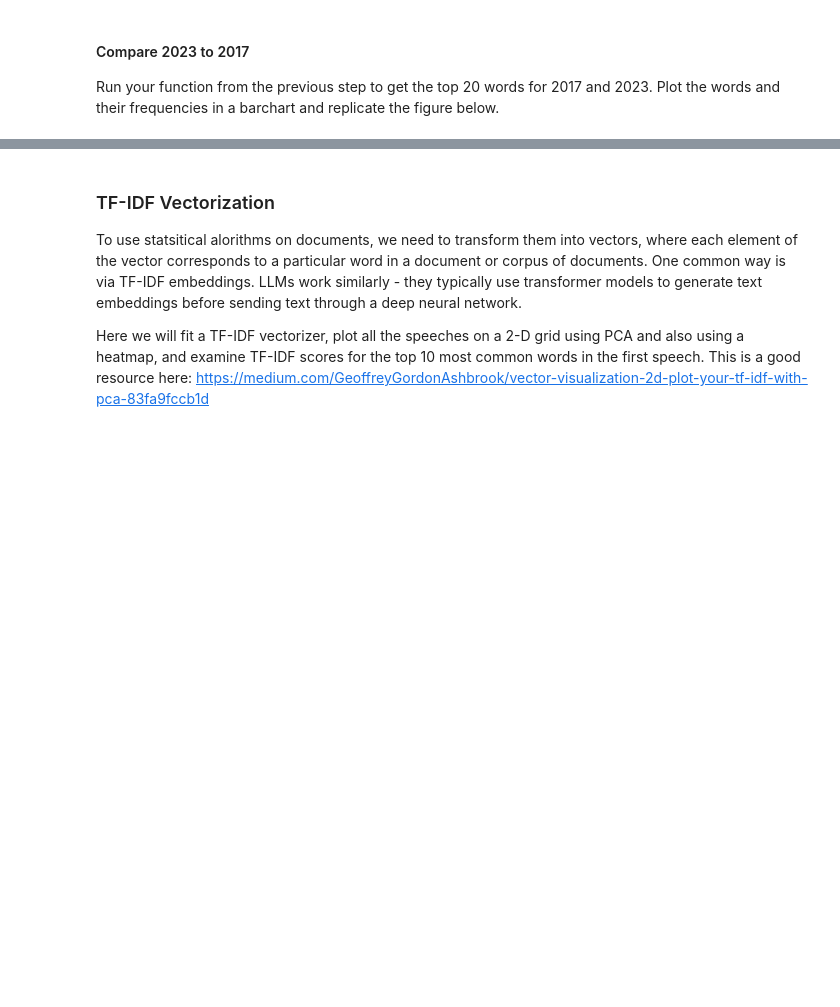
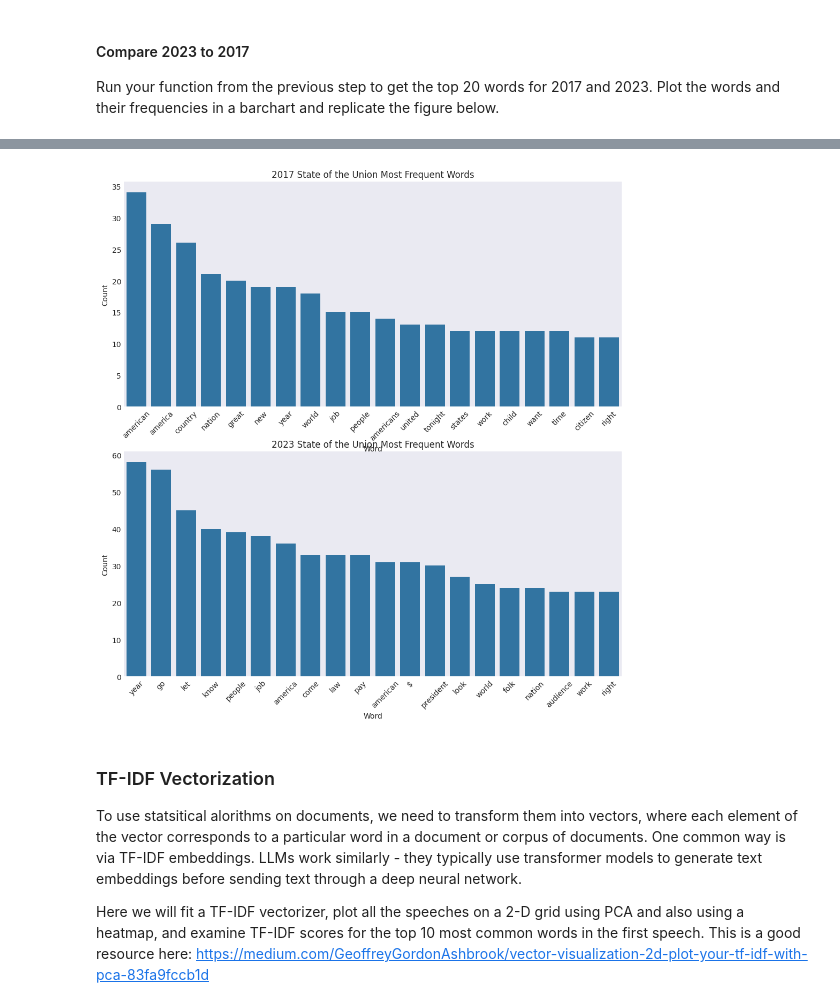
Before and after one commit to UCB-stat-159-f25/proj02-group14, a Jupyter notebook: proj02-nlp.ipynb, the cells around one changed output, grey strips where cells are left out. Cells and saved outputs as stored; diff of their text form; code cells hidden in the pictures; blank space fills up the shorter version.

```diff
--- a/proj02-nlp.ipynb
+++ b/proj02-nlp.ipynb
@@ -257,5 +418,31 @@ df_2023 = ...
 # %%
 # Hint - use seaborn, subplots, and rotate tick labels
+fig, axes = plt.subplots(nrows=2, figsize=(12, 12))
+
+# 2017
+sns.barplot(
+    x=df_2017.index,
+    y=df_2017["Count"],
+    ax=axes[0]
+)
+axes[0].set_title("2017 State of the Union Most Frequent Words")
+axes[0].set_xlabel("Word")
+axes[0].set_ylabel("Count")
+axes[0].tick_params(axis="x", rotation=45)
+
+
+# 2023
+sns.barplot(
+    x=df_2023.index,
+    y=df_2023["Count"],
+    ax=axes[1]
+)
+axes[1].set_title("2023 State of the Union Most Frequent Words")
+axes[1].set_xlabel("Word")
+axes[1].set_ylabel("Count")
+axes[1].tick_params(axis="x", rotation=45)
+# %% [output]
+[figure, added]
 # %% [markdown]
 ### TF-IDF Vectorization
 
```
Also changed, not shown: parts of 17 cells of this notebook.
